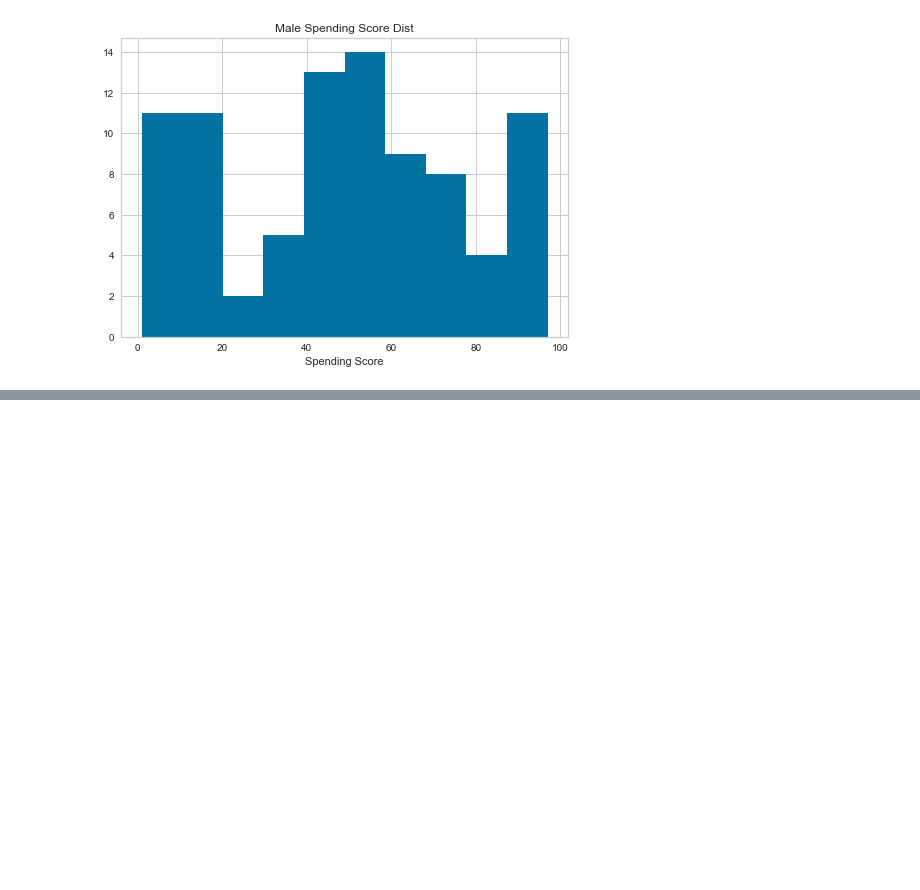
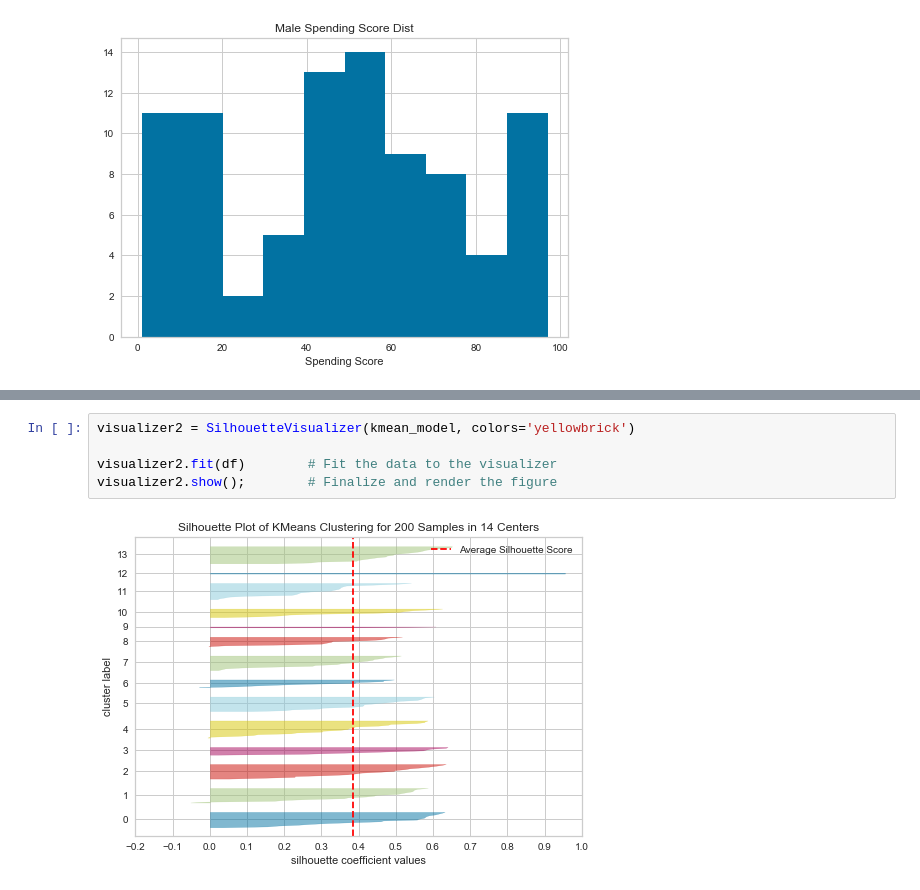
Before and after one commit to ipatel467/Customer-Segmentation, a Jupyter notebook: index.ipynb, the cells around one changed output, grey strips where cells are left out. Saved outputs shown, nothing was run; the diff lists cells and outputs as text; blank space fills up the shorter version.

```diff
--- a/index.ipynb
+++ b/index.ipynb
@@ -690,0 +707,7 @@ plt.xlabel('Spending Score');
+# %%
+visualizer2 = SilhouetteVisualizer(kmean_model, colors='yellowbrick')
+
+visualizer2.fit(df)        # Fit the data to the visualizer
+visualizer2.show();        # Finalize and render the figure
+# %% [output]
+[figure, added]
```
Also changed, not shown: parts of 4 cells of this notebook.
